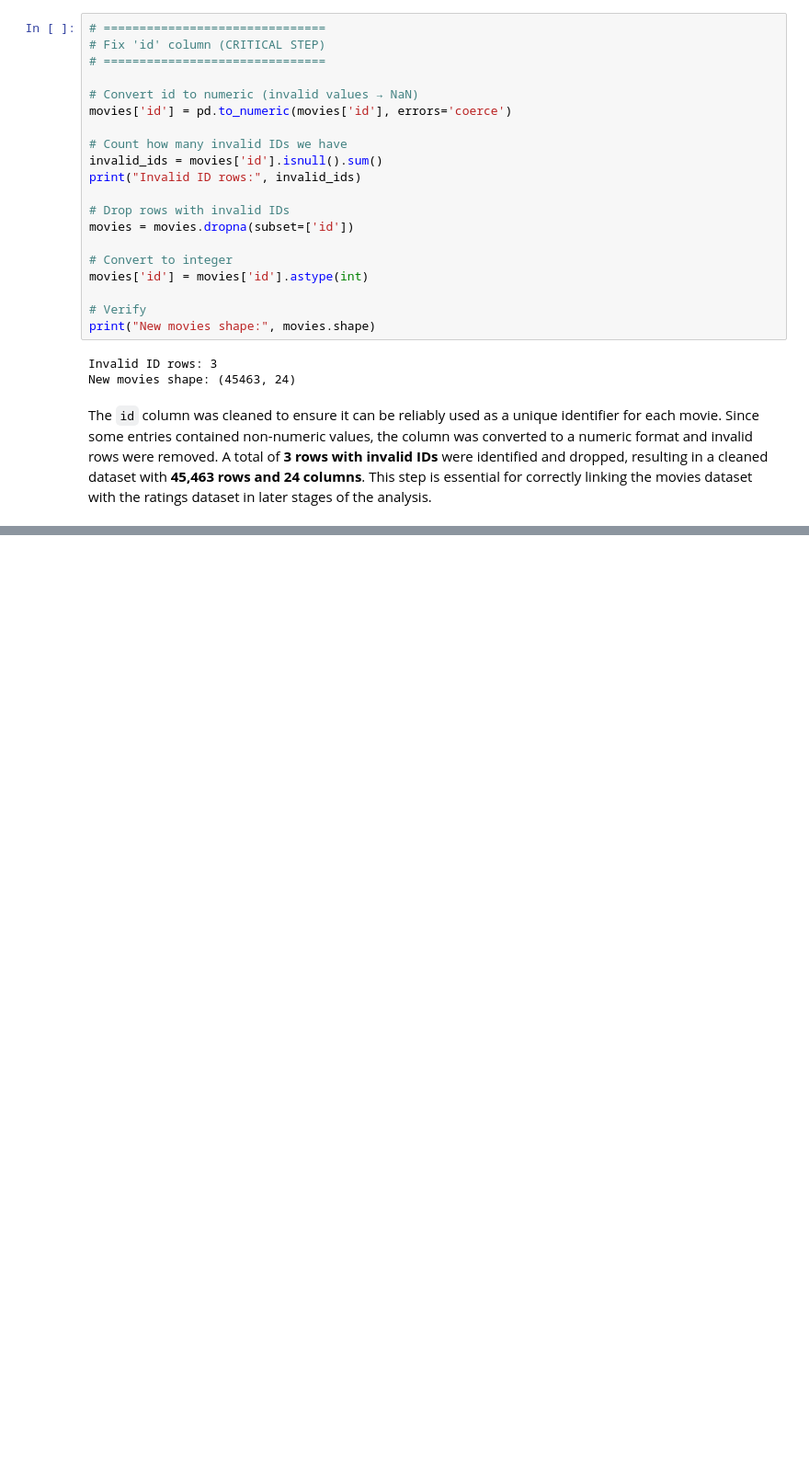
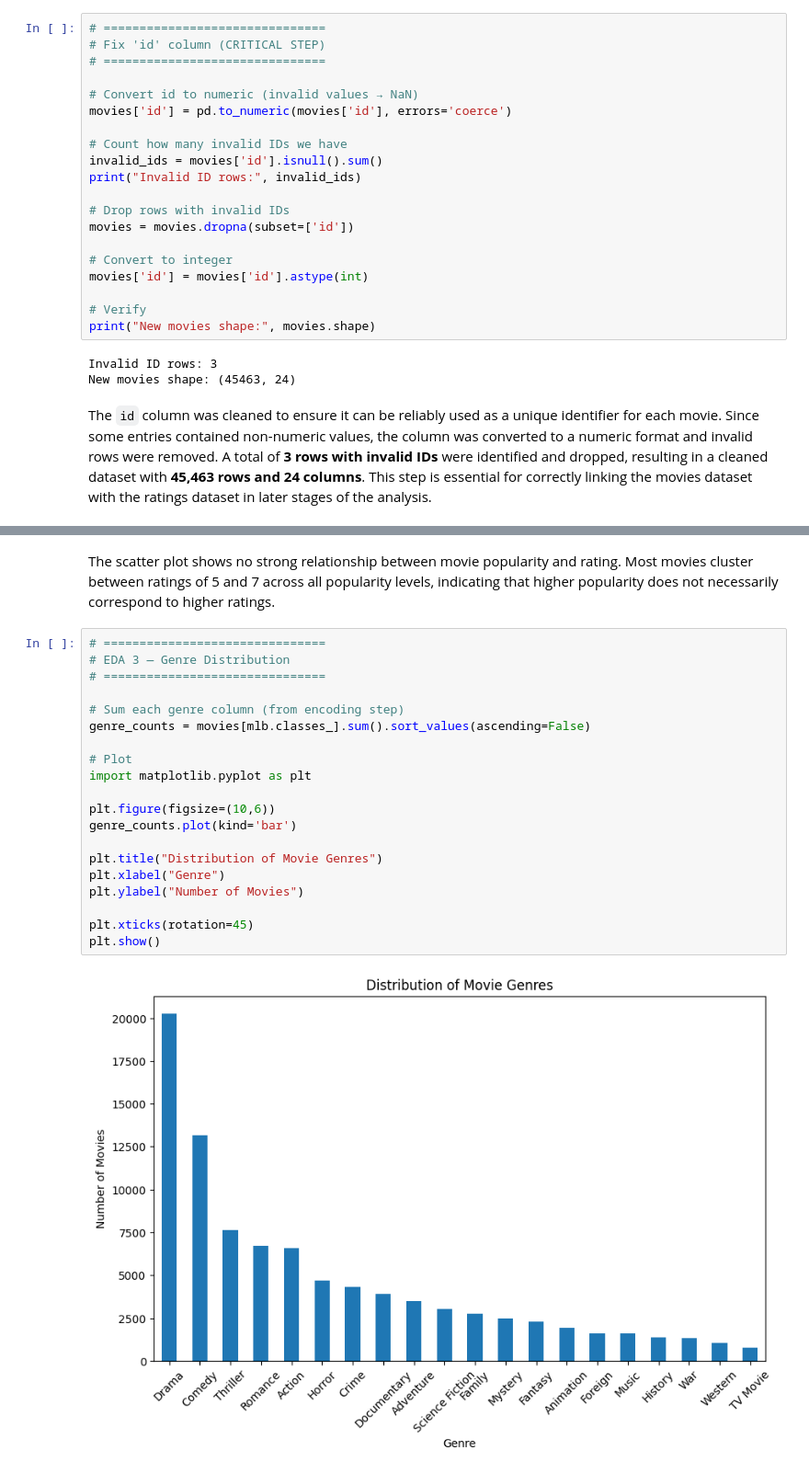
Before and after one commit to gabrielzohrob/CSI-4142---Assignment-4, a Jupyter notebook: CSI4142-Assignment4.ipynb, the cells around one changed output, grey strips where cells are left out. Shown at 92% size. Saved outputs shown, nothing was run; the diff lists cells and outputs as text; blank space fills up the shorter version.

```diff
--- a/CSI4142-Assignment4.ipynb
+++ b/CSI4142-Assignment4.ipynb
@@ -226,0 +427,24 @@ The `id` column was cleaned to ensure it can be reliably used as a unique identi
+# %% [markdown]
+The scatter plot shows no strong relationship between movie popularity and rating. Most movies cluster between ratings of 5 and 7 across all popularity levels, indicating that higher popularity does not necessarily correspond to higher ratings.
+# %%
+# ===============================
+# EDA 3 — Genre Distribution
+# ===============================
+
+# Sum each genre column (from encoding step)
+genre_counts = movies[mlb.classes_].sum().sort_values(ascending=False)
+
+# Plot
+import matplotlib.pyplot as plt
+
+plt.figure(figsize=(10,6))
+genre_counts.plot(kind='bar')
+
+plt.title("Distribution of Movie Genres")
+plt.xlabel("Genre")
+plt.ylabel("Number of Movies")
+
+plt.xticks(rotation=45)
+plt.show()
+# %% [output]
+[figure, added]
```
Also changed, not shown: parts of 125 cells of this notebook.
